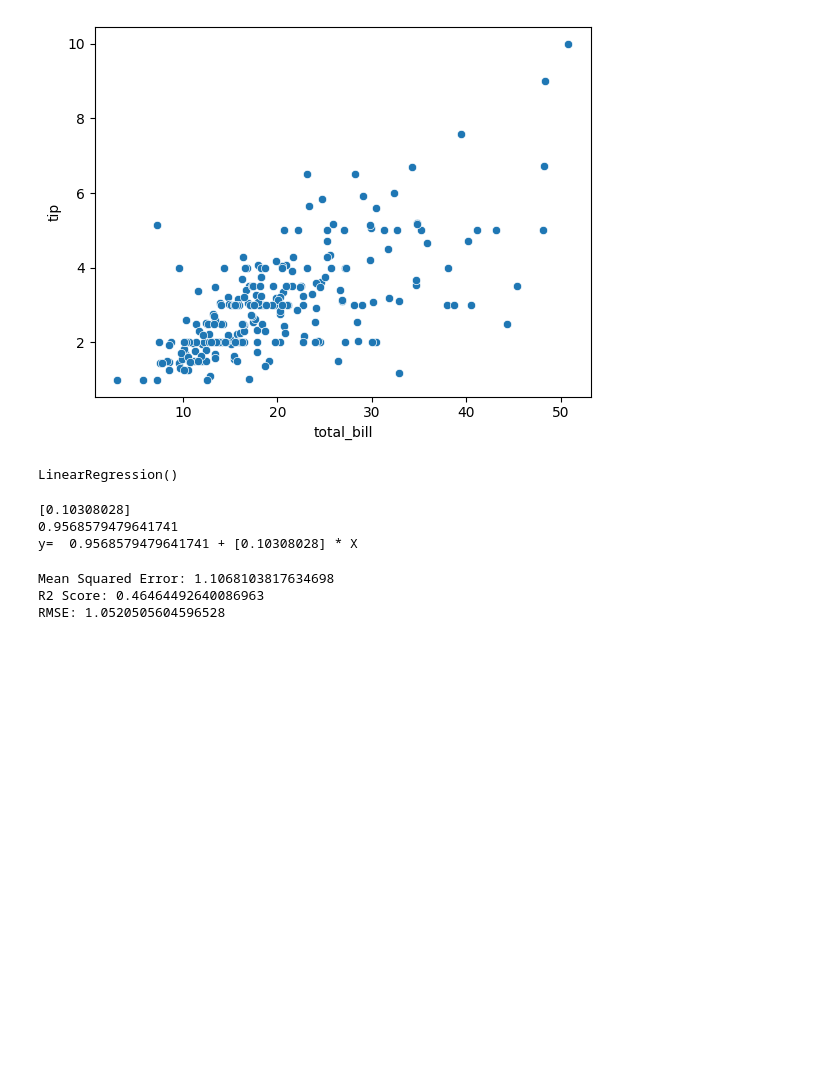
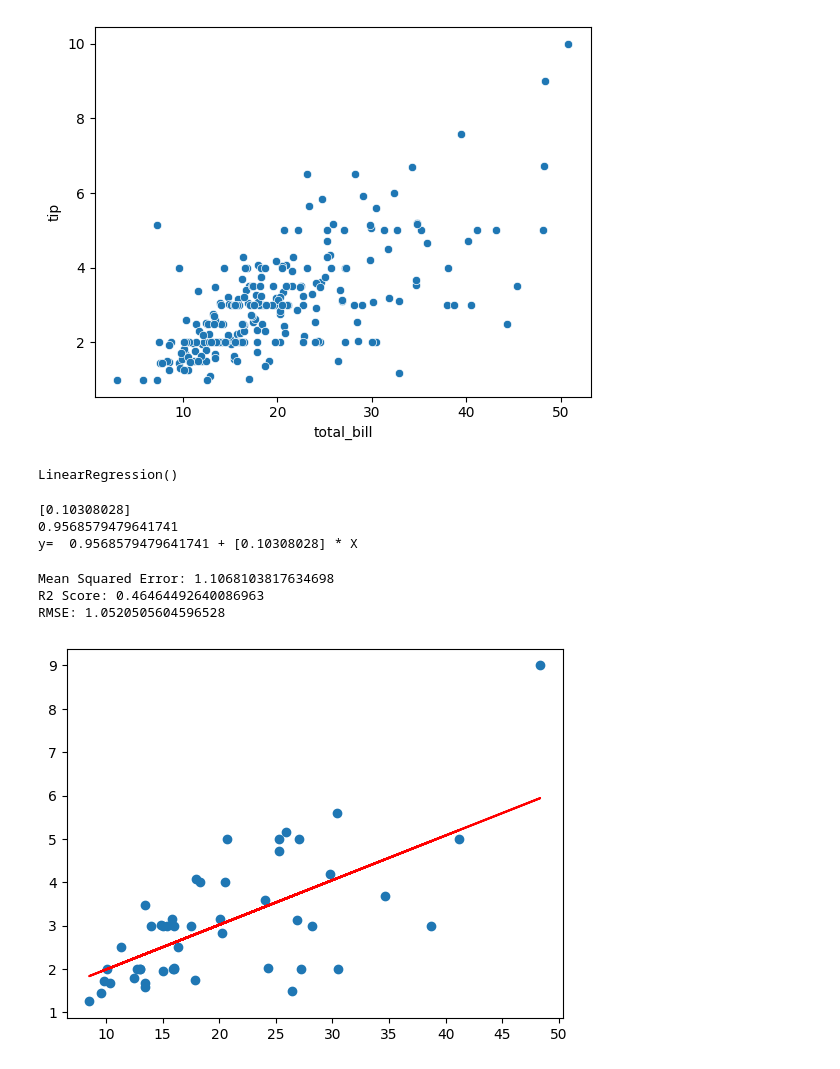
Before and after one commit to Zeeshier/Machine_Learning, a Jupyter notebook: 2. Supervised_Learning/1. Regression/01. Linear Regression.ipynb, the cells around one changed output. Cells and saved outputs as stored; diff of their text form; code cells hidden in the pictures; blank space fills up the shorter version.

```diff
--- a/2. Supervised_Learning/1. Regression/01. Linear Regression.ipynb
+++ b/2. Supervised_Learning/1. Regression/01. Linear Regression.ipynb
@@ -64,3 +64,10 @@ print('RMSE:', np.sqrt(mean_squared_error(y_test, y_pred)))
 Mean Squared Error: 1.1068103817634698
 R2 Score: 0.46464492640086963
 RMSE: 1.0520505604596528
+# %%
+# plot the model and data
+plt.scatter(X_test, y_test)
+plt.plot(X_test, y_pred, color='red')
+plt.show()
+# %% [output]
+[figure, added]
```
